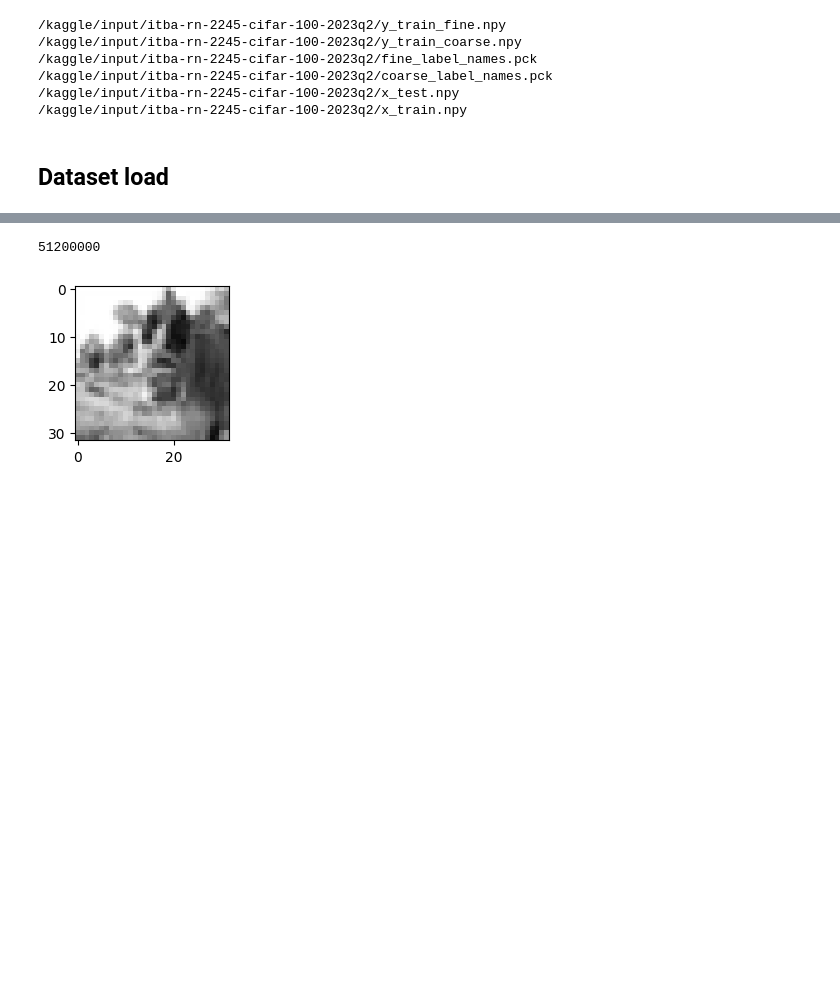
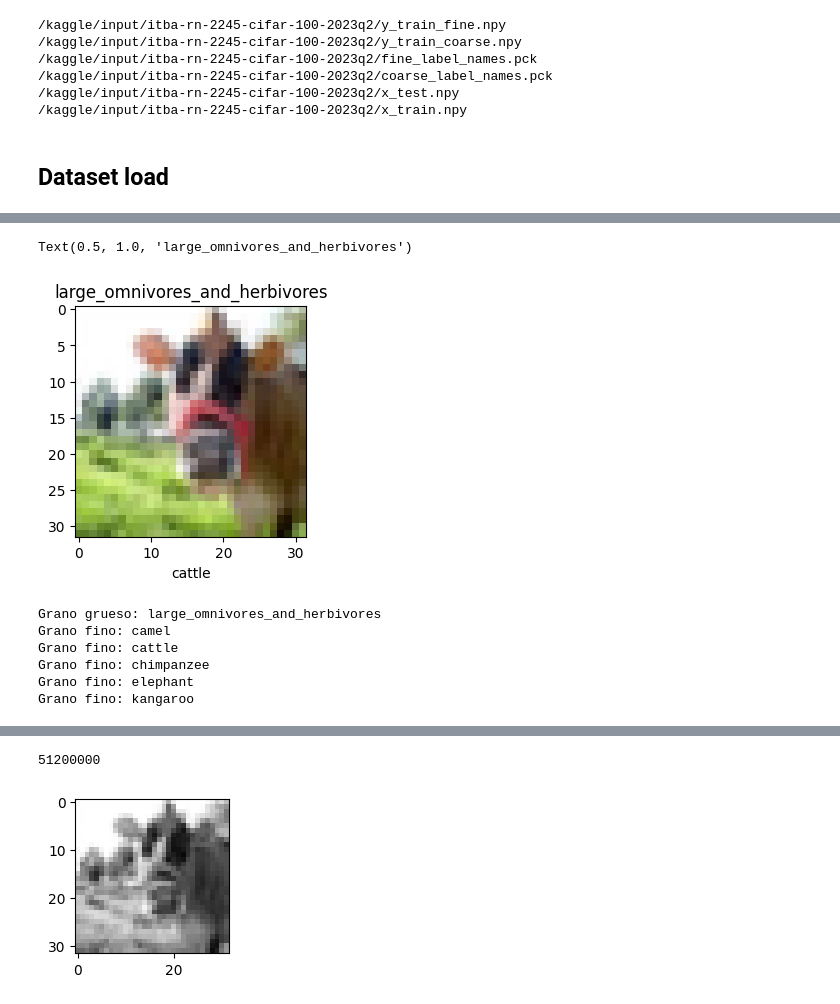
Before and after one commit to NicoBWin/RN1_TP1, a Jupyter notebook: firstnotebook.ipynb, the cells around one changed output, grey strips where cells are left out. Saved outputs shown, nothing was run; the diff lists cells and outputs as text; code cells hidden in the pictures; blank space fills up the shorter version.

```diff
--- a/firstnotebook.ipynb
+++ b/firstnotebook.ipynb
@@ -59,0 +71,22 @@ labels_coarse[11]
+# %%
+# Una imagen
+plt.figure(figsize=(3,3))
+plt.imshow(x_train[y_train_coarse==11][0])
+plt.xlabel(labels_fine[y_train_fine[0]])
+plt.title(labels_coarse[11])
+# %% [output]
+Text(0.5, 1.0, 'large_omnivores_and_herbivores')
+[figure, added]
+# %%
+# Me fijo para la categoría anterior, cuáles son las categorías de grano fino
+coarse = 11
+print(f"Grano grueso: {labels_coarse[coarse]}")
+for fine in np.unique(y_train_fine[y_train_coarse == coarse]):
+    print(f"Grano fino: {labels_fine[fine]}")
+# %% [output]
+Grano grueso: large_omnivores_and_herbivores
+Grano fino: camel
+Grano fino: cattle
+Grano fino: chimpanzee
+Grano fino: elephant
+Grano fino: kangaroo
```
Also changed, not shown: parts of 22 cells of this notebook.
